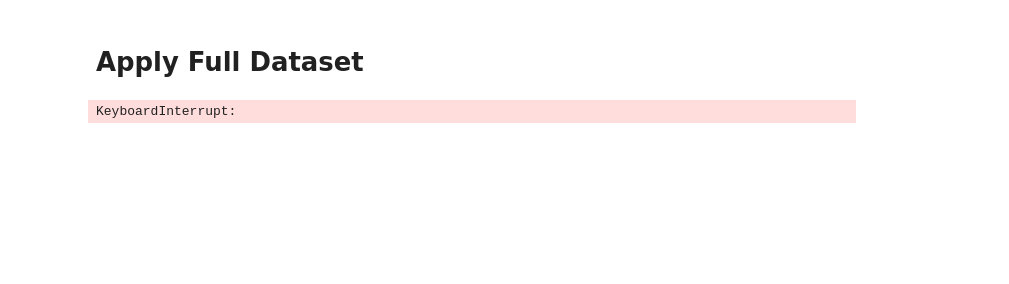
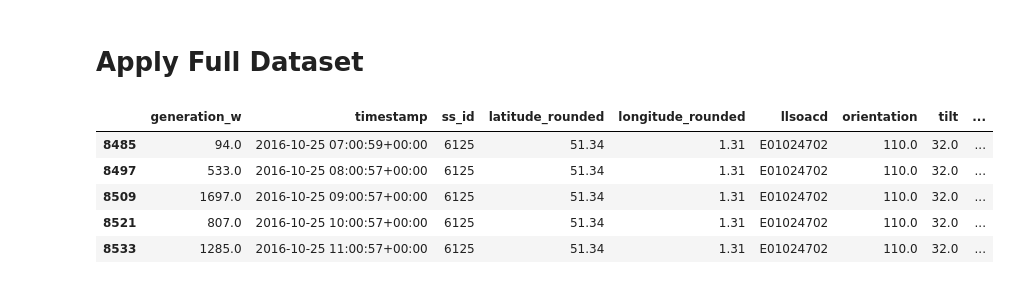
Before and after one commit to hramzan01/market, a Jupyter notebook: notebooks/supply_data.ipynb, the cells around one changed output. Cells and saved outputs as stored; diff of their text form; code cells hidden in the pictures; blank space fills up the shorter version.

Commit message:
added multiple row method

```diff
--- a/notebooks/supply_data.ipynb
+++ b/notebooks/supply_data.ipynb
@@ -252,30 +309,45 @@ weather description: Sunny
 # %%
 import requests
 import pandas as pd
 
+# Assuming df_merged_multiple is defined elsewhere
+df_merged_multiple = df_merged_sample.head(100)
 
-def get_weather_code(row):
-    base_url = 'https://archive-api.open-meteo.com/v1/archive'
+base_url = 'https://archive-api.open-meteo.com/v1/archive'
+wmo_url = 'https://gist.githubusercontent.com/stellasphere/9490c195ed2b53c707087c8c2db4ec0c/raw/76b0cb0ef0bfd8a2ec988aa54e30ecd1b483495d/descriptions.json'
 
+def get_weather_description(row):
     params = {
         "latitude": row['latitude_rounded'],
         "longitude": row['longitude_rounded'],
-        "start_date": '2016-12-01',
-        "end_date": '2016-12-01',
+        "start_date": row['timestamp'].date(),
+        "end_date": row['timestamp'].date(),
         "timezone": "Europe/London",
         "hourly": "weather_code"
     }
 
     response = requests.get(base_url, params)
     data = response.json()
     hourly_weather = data['hourly']['weather_code']
     hourly_time = data['hourly']['time']
-    for index, time in enumerate(hourly_time):
+
+    wmo_description = requests.get(wmo_url).json()
+
+    for i, time in enumerate(hourly_time):
+        # Ensure you extract the string value and not just the series with .iloc[0]
         if time == row['formatted_timestamp']:
-            return hourly_weather[index]
-    return None  # Return None if no matching timestamp is found
+            weather_result = hourly_weather[i]
+            weather_description = wmo_description[f'{weather_result}']['day']['description']
+            return weather_description
 
-# Apply the custom function to create a new column 'weather_code'
-df_merged_sample['weather_code'] = df_merged_sample.apply(get_weather_code, axis=1)
+# Apply the function to create a new column 'weather_description'
+df_merged_multiple['weather_description'] = df_merged_multiple.apply(get_weather_description, axis=1)
+
+df_merged_multiple.head(5)
 # %% [output]
-KeyboardInterrupt:
+|  | generation_w | timestamp | ss_id | latitude_rounded | longitude_rounded | llsoacd | orientation | tilt | ... |
+| 8485 | 94.0 | 2016-10-25 07:00:59+00:00 | 6125 | 51.34 | 1.31 | E01024702 | 110.0 | 32.0 | ... |
+| 8497 | 533.0 | 2016-10-25 08:00:57+00:00 | 6125 | 51.34 | 1.31 | E01024702 | 110.0 | 32.0 | ... |
+| 8509 | 1697.0 | 2016-10-25 09:00:57+00:00 | 6125 | 51.34 | 1.31 | E01024702 | 110.0 | 32.0 | ... |
+| 8521 | 807.0 | 2016-10-25 10:00:57+00:00 | 6125 | 51.34 | 1.31 | E01024702 | 110.0 | 32.0 | ... |
+| 8533 | 1285.0 | 2016-10-25 11:00:57+00:00 | 6125 | 51.34 | 1.31 | E01024702 | 110.0 | 32.0 | ... |
```
Also changed, not shown: parts of 7 cells of this notebook.
